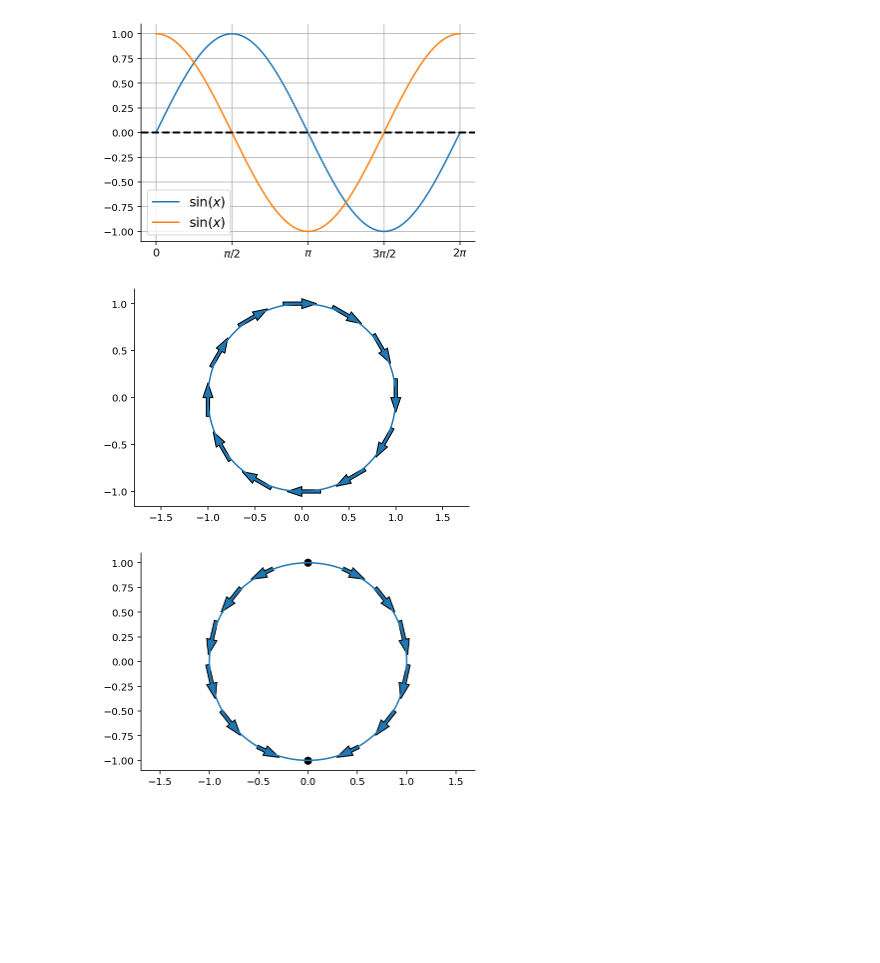
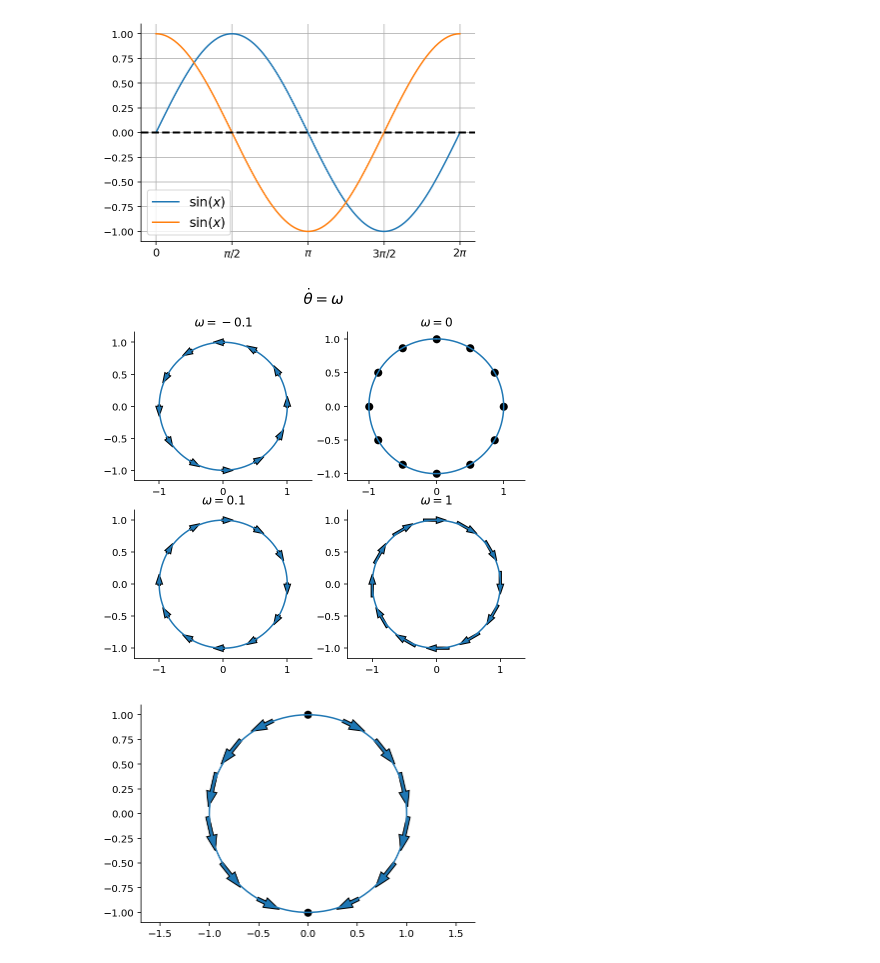
Before and after one commit to gerdm/QMUL, a Jupyter notebook: MTH744P-dynamical-systems/l04-flow-on-circle.ipynb, the cells around one changed output. Drawn from its saved outputs; the diff is of its cells as text; code cells hidden in the pictures; blank space fills up the shorter version.

```diff
--- a/MTH744P-dynamical-systems/l04-flow-on-circle.ipynb
+++ b/MTH744P-dynamical-systems/l04-flow-on-circle.ipynb
@@ -61,12 +62,15 @@ def plot_circular_dynamics(theta_inits, f, eps=0.2, rtol=0.02):
-# %%
-theta_init = np.arange(0, 2 * np.pi, np.pi / 6)
-
-def f(theta):
-    return 1
-
-plot_circular_dynamics(theta_init, f)
-# %% [output]
-[figure, removed]
+# %%
+theta_init = np.arange(0, 2 * np.pi, np.pi / 6)
+
+fig, ax = plt.subplots(2, 2, figsize=(7, 6))
+
+omega_values = [-0.1, 0, 0.1, 1]
+for omega, axi in zip(omega_values, ax.ravel()):
+    plot_circular_dynamics(theta_init, lambda θ: omega, ax=axi)
+    axi.set_title(rf"$\omega={omega}$")
+plt.suptitle(r"$\dot\theta=\omega$", fontsize=15);
+# %% [output]
+[figure, added]
 # %%
 theta_init = np.arange(0, 2 * np.pi, np.pi / 7)
 
```
Also changed, not shown: parts of 2 cells of this notebook.
